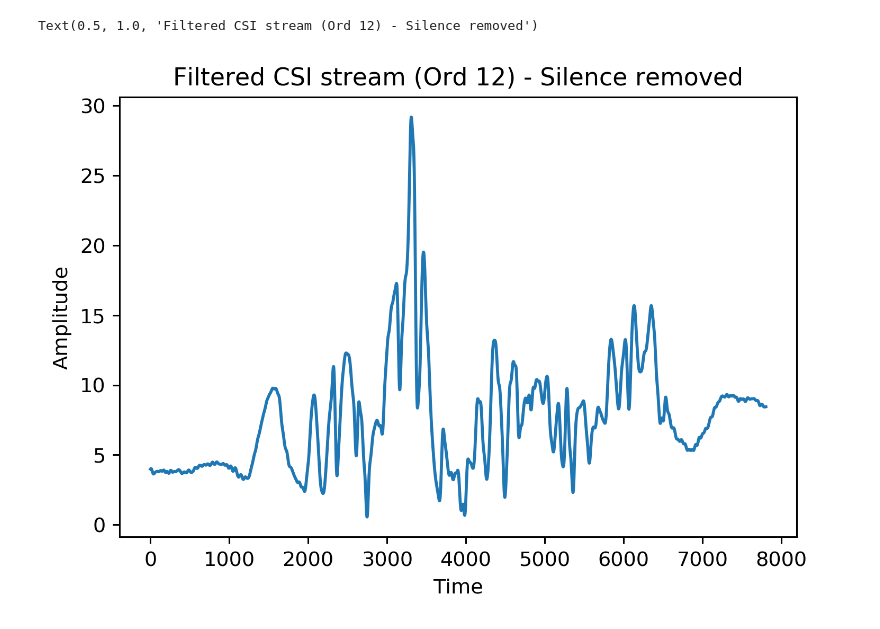
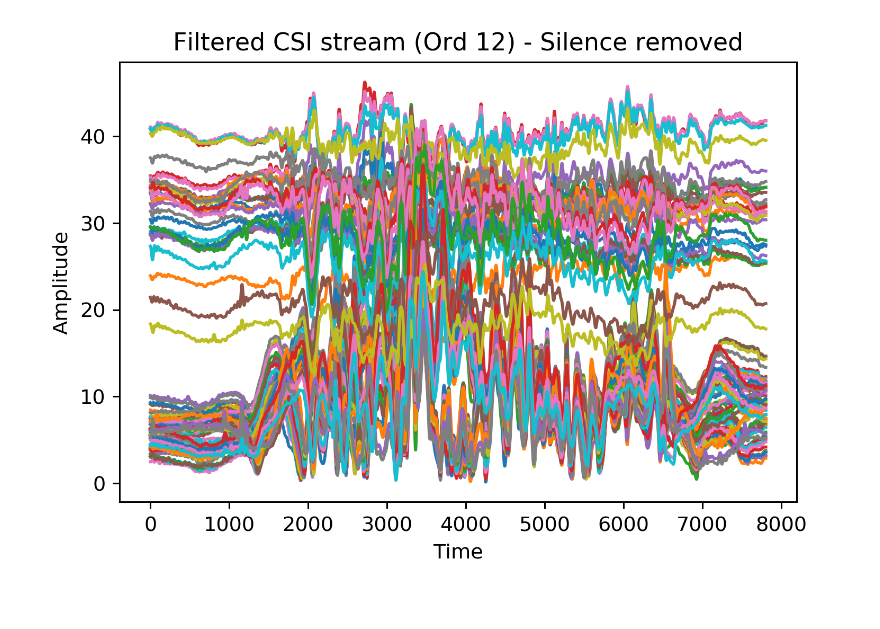
Before and after one commit to SohamPatel/WiFi_ID, a Jupyter notebook: Silence_combined.ipynb, the cells around one changed output. Drawn from its saved outputs; the diff is of its cells as text; code cells hidden in the pictures.

```diff
--- a/Silence_combined.ipynb
+++ b/Silence_combined.ipynb
@@ -8,7 +8,7 @@ import scipy.io as sio
 import math
 import numpy as np
 from scipy.signal import butter, lfilter, filtfilt, medfilt
-from numpy.fft import fft, fftfreq
+from numpy.fft import fft, fftfreq, ifft
 
 matlab_file = './Sushant_CSI/1m/backward_converted/log_2.mat'
 plt.rcParams['figure.dpi'] = 275
@@ -104,44 +104,43 @@ for index in s_mid:
 # Calculate the midpoint of the region h_mid which has maximum
 # deviations from the average in h_mid
 high_energy_csi = [item for sublist in h_mid for item in sublist]
 avg_energy = sum(high_energy_csi)/len(high_energy_csi)
 
 max_dev = 0
 max_dev_index = 0
 for index, energy in enumerate(high_energy_csi):
     deviation = abs(avg_energy - energy)
     if deviation > max_dev:
         max_dev = deviation
         max_dev_index = index
 
 m = s_mid[0] * data_per_frame + max_dev_index
 
 # Set start_point to m−T/2, where T is total duration
 start_point = math.floor(m - (num_packets)/2)
 start_point = max(start_point, 0)
 
 # Set end_point to m+T/2, where T is total duration
 end_point = math.floor(m + (num_packets)/2)
 end_point = min(end_point, num_packets)
 
 # Get original data with silence removed
 trimmed_output = original[selected_subcarrier][start_point:end_point]
 
-# silenced_data = [] # Contains the original csi data for which each subcarrier is trimmed from best_start to best_end
-# for untrimmed in original:
-#     new_csi = untrimmed[start_point:end_point]
-#     silenced_data.append(new_csi)
+silenced_data = [] # Contains the original csi data for which each subcarrier is trimmed from best_start to best_end
+for untrimmed in original:
+    new_csi = untrimmed[start_point:end_point]
+    silenced_data.append(new_csi)
 
 
 # # Plot the silenced CSI data
-# for silenced in silenced_data:
-plt.plot(trimmed_output)
-plt.xlabel('Time')
-plt.ylabel('Amplitude')
-plt.title('Filtered CSI stream (Ord 12) - Silence removed')
+for silenced in silenced_data:
+    plt.plot(silenced)
+    plt.xlabel('Time')
+    plt.ylabel('Amplitude')
+    plt.title('Filtered CSI stream (Ord 12) - Silence removed')
 # %% [output]
-Text(0.5, 1.0, 'Filtered CSI stream (Ord 12) - Silence removed')
-[figure, old version]
+[figure, new version]
 # %%
 # SIGNAL SEPARATION
 # Now start Signal separation
```
Also changed, not shown: parts of 3 cells of this notebook, 12 other files.
